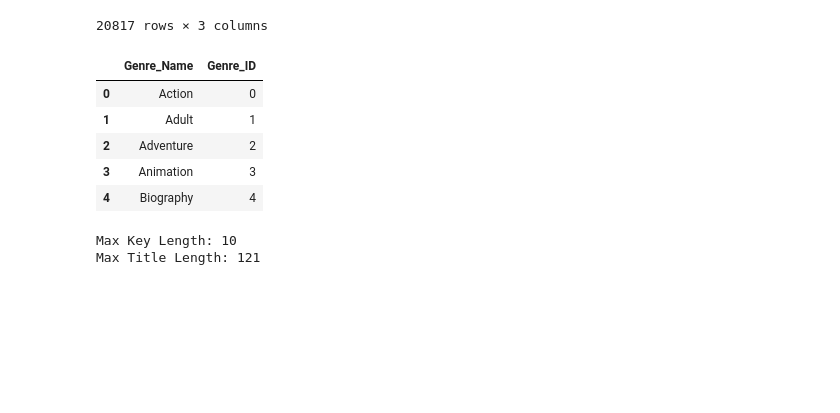
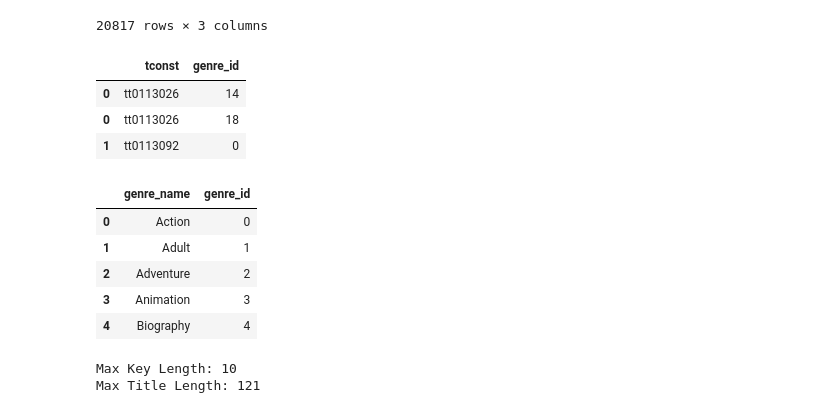
Before and after one commit to mikemenj/Assignments, a Jupyter notebook: 0130DataEnrichment/Project_3/Project_3_pt3.ipynb, the cells around one changed output. Drawn from its saved outputs; the diff is of its cells as text; code cells hidden in the pictures; blank space fills up the shorter version.

```diff
--- a/0130DataEnrichment/Project_3/Project_3_pt3.ipynb
+++ b/0130DataEnrichment/Project_3/Project_3_pt3.ipynb
@@ -141,12 +143,19 @@ title_genres
 # %%
 title_genres = title_genres.drop(columns = 'genres_split')
 basics = basics.drop(columns = 'genres_split')
+# %%
+title_genres.head(3)
+# %% [output]
+|  | tconst | genre_id |
+| 0 | tt0113026 | 14 |
+| 0 | tt0113026 | 18 |
+| 1 | tt0113092 | 0 |
 # %%
-genre_lookup = pd.DataFrame({'Genre_Name': genre_map.keys(),
-                            'Genre_ID':genre_map.values()})
+genre_lookup = pd.DataFrame({'genre_name': genre_map.keys(),
+                            'genre_id':genre_map.values()})
 genre_lookup.head()
 # %% [output]
-|  | Genre_Name | Genre_ID |
+|  | genre_name | genre_id |
 | 0 | Action | 0 |
 | 1 | Adult | 1 |
 | 2 | Adventure | 2 |
```
Also changed, not shown: parts of 17 cells of this notebook, 3 other files.
